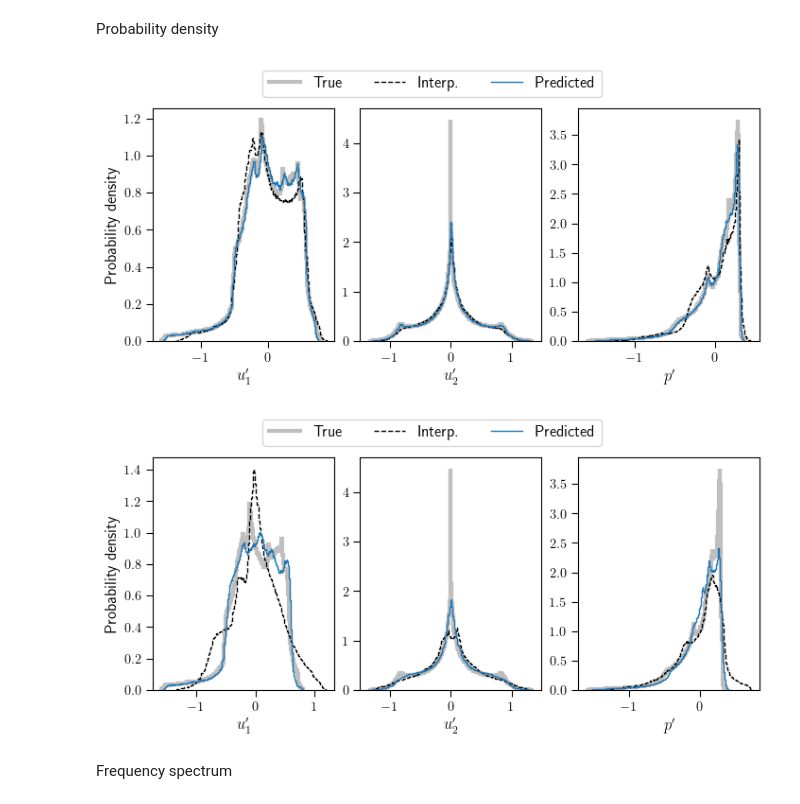
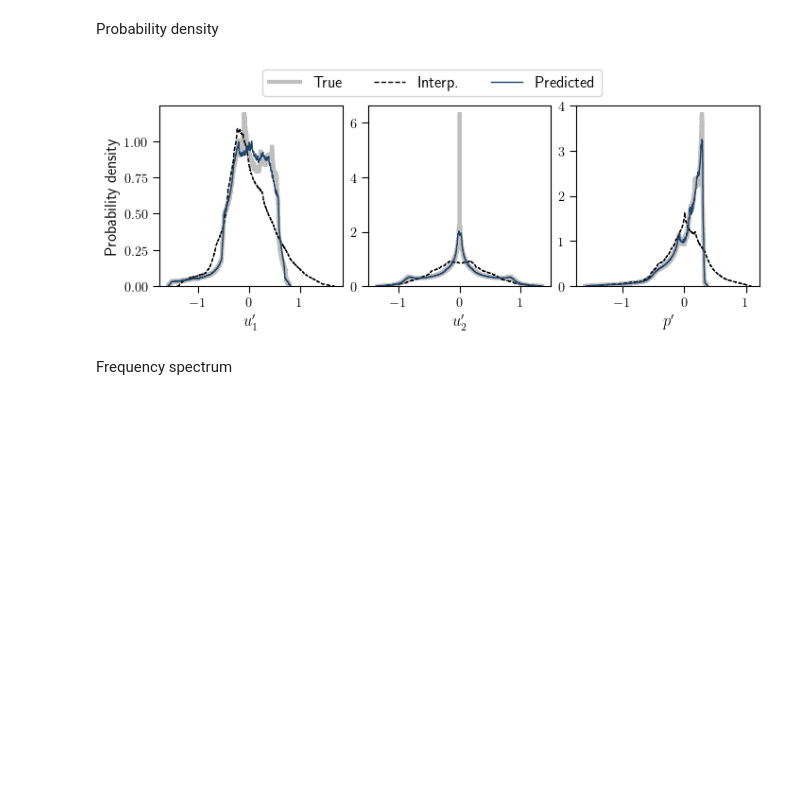
Before and after one commit to MagriLab/FlowReconstructionFromExperiment, a Jupyter notebook: figures_for_paper/clean_reconstruction.ipynb, the cells around one changed output. Drawn from its saved outputs; the diff is of its cells as text; code cells hidden in the pictures; blank space fills up the shorter version.

```diff
--- a/figures_for_paper/clean_reconstruction.ipynb
+++ b/figures_for_paper/clean_reconstruction.ipynb
@@ -300,9 +274,7 @@ def make_image_pdf(data,figname):
-# %%
-make_image_pdf(results_grid,'clean_grid_pdf')
-make_image_pdf(results_sparse,'clean_sparse_pdf')
-# %% [output]
-[figure, removed]
-[figure, removed]
+# %%
+make_image_pdf(results,'2dtriangle_clean_pdf')
+# %% [output]
+[figure, added]
 # %% [markdown]
 Frequency spectrum
 # %%
```
Also changed, not shown: parts of 28 cells of this notebook, 2 other files.
